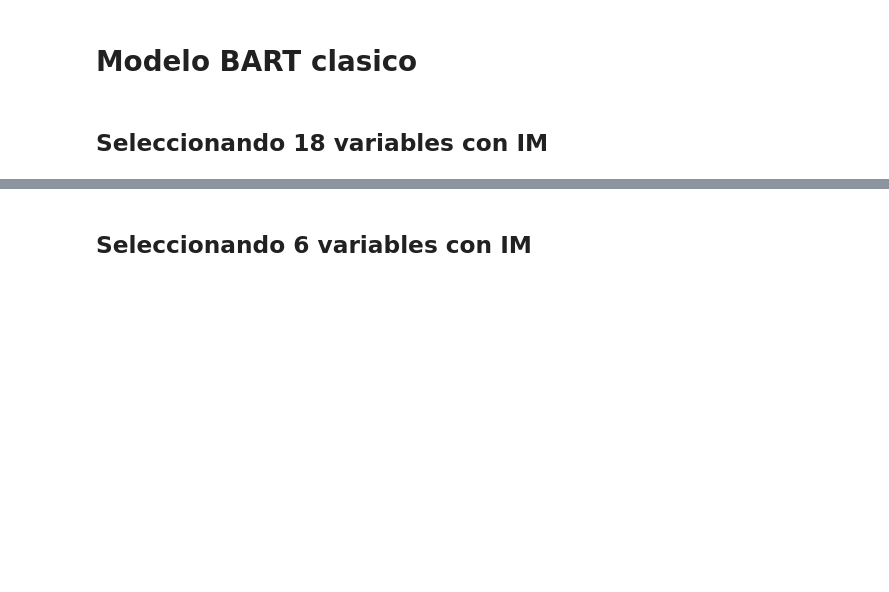
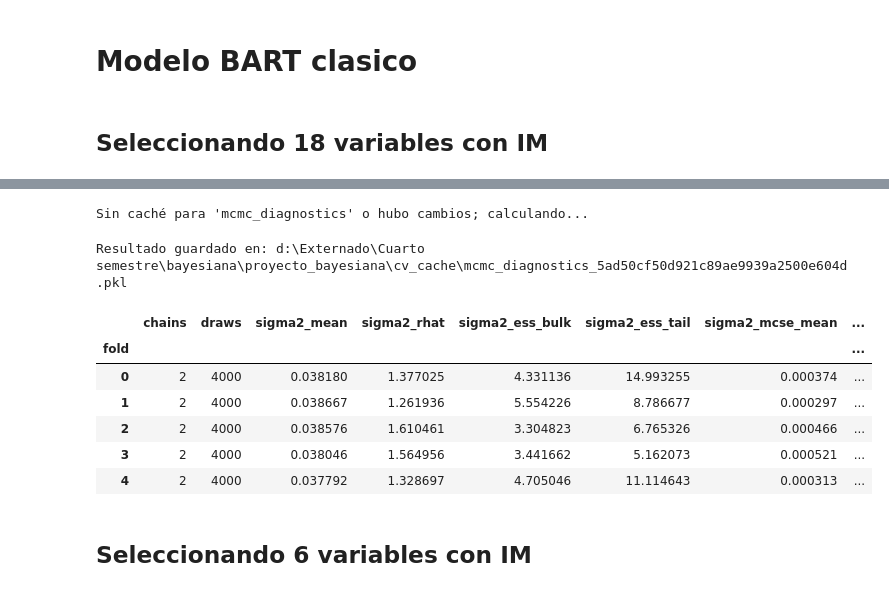
Before and after one commit to juanpablocarrillohortua/BART-trees-for-estimating-housing-prices-in-Bogot-, a Jupyter notebook: notebooks/BART_Trees.ipynb, the cells around one changed output, grey strips where cells are left out. Drawn from its saved outputs; the diff is of its cells as text; code cells hidden in the pictures; blank space fills up the shorter version.

```diff
--- a/notebooks/BART_Trees.ipynb
+++ b/notebooks/BART_Trees.ipynb
@@ -1239,3 +1287,16 @@ pd.DataFrame(cv_classic_bart_results)
+# %%
+diagnostico_classic_18 = mcmc_diagnostics(cv_classic_bart_results, X_train)
+diagnostico_classic_18
+# %% [output]
+Sin caché para 'mcmc_diagnostics' o hubo cambios; calculando...
+Resultado guardado en: d:\Externado\Cuarto semestre\bayesiana\proyecto_bayesiana\cv_cache\mcmc_diagnostics_5ad50cf50d921c89ae9939a2500e604d.pkl
+|  | chains | draws | sigma2_mean | sigma2_rhat | sigma2_ess_bulk | sigma2_ess_tail | sigma2_mcse_mean | ... |
+| fold |  |  |  |  |  |  |  | ... |
+| 0 | 2 | 4000 | 0.038180 | 1.377025 | 4.331136 | 14.993255 | 0.000374 | ... |
+| 1 | 2 | 4000 | 0.038667 | 1.261936 | 5.554226 | 8.786677 | 0.000297 | ... |
+| 2 | 2 | 4000 | 0.038576 | 1.610461 | 3.304823 | 6.765326 | 0.000466 | ... |
+| 3 | 2 | 4000 | 0.038046 | 1.564956 | 3.441662 | 5.162073 | 0.000521 | ... |
+| 4 | 2 | 4000 | 0.037792 | 1.328697 | 4.705046 | 11.114643 | 0.000313 | ... |
 # %% [markdown]
 ## Seleccionando 6 variables con IM
 # %%
```
Also changed, not shown: parts of 21 cells of this notebook, 1 other file.
